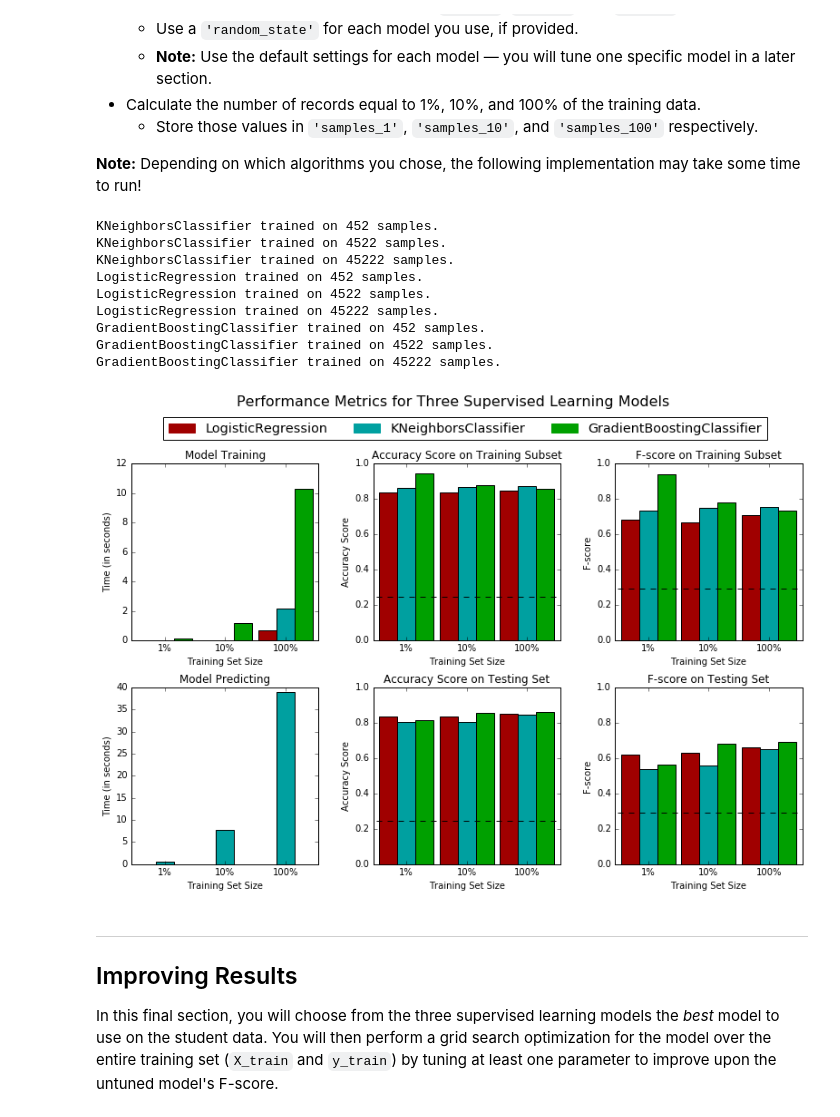
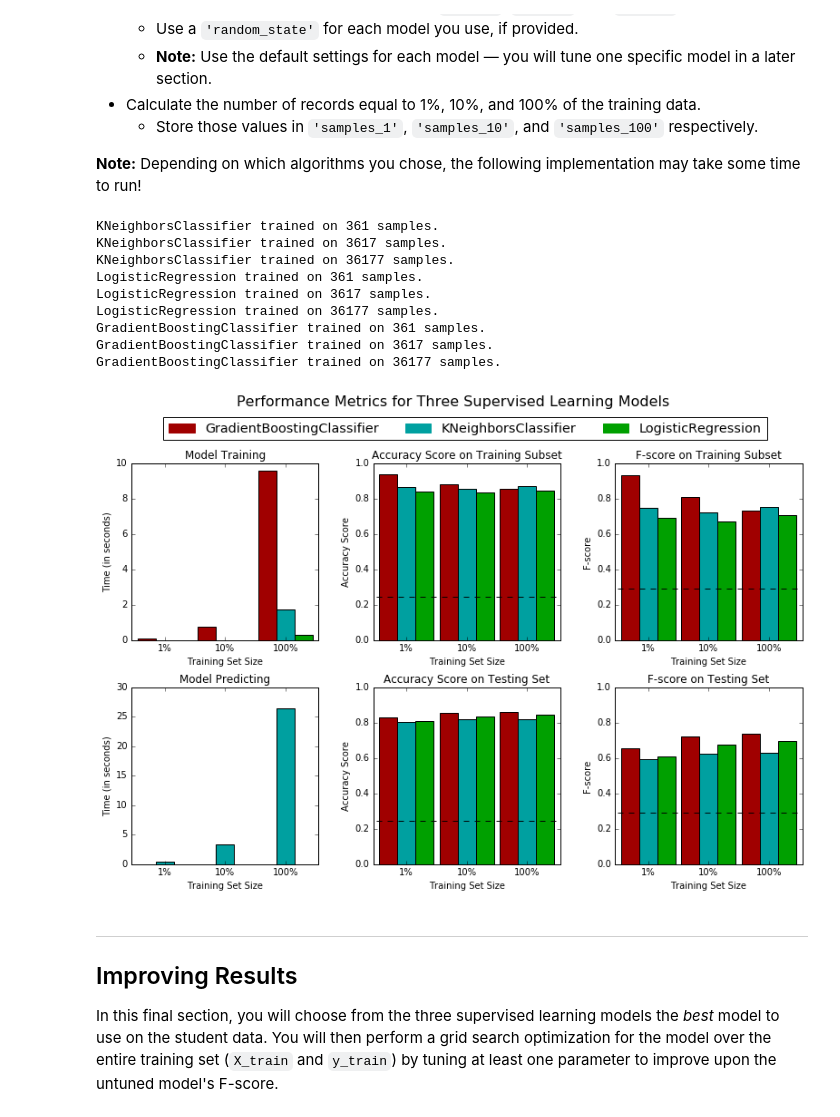
Before and after one commit to wertu234/machine-learning, a Jupyter notebook: projects/finding_donors/finding_donors.ipynb, the cells around one changed output. Drawn from its saved outputs; the diff is of its cells as text; code cells hidden in the pictures.

```diff
--- a/projects/finding_donors/finding_donors.ipynb
+++ b/projects/finding_donors/finding_donors.ipynb
@@ -157,7 +157,7 @@ Additionally, as with the non-numeric features, we need to convert the non-numer
 features = pd.get_dummies(features_raw)
 
 # TODO: Encode the 'income_raw' data to numerical values
-income = (income_raw == ">50K")
+income = (income_raw == ">50K").astype(int)
 
 # Print the number of features after one-hot encoding
 encoded = list(features.columns)
@@ -343,13 +343,13 @@ def train_predict(learner, sample_size, X_train, y_train, X_test, y_test):
     results['acc_train'] = accuracy_score(y_train.iloc[:300], predictions_train[:300])
 
     # TODO: Compute accuracy on test set
-    results['acc_test'] = accuracy_score(y_test.iloc[:300], predictions_test[:300])
+    results['acc_test'] = accuracy_score(y_test, predictions_test)
 
     # TODO: Compute F-score on the the first 300 training samples
     results['f_train'] = fbeta_score(y_train.iloc[:300], predictions_train[:300], beta = 0.5)
 
     # TODO: Compute F-score on the test set
-    results['f_test'] = fbeta_score(y_test.iloc[:300], predictions_test[:300], beta = 0.5)
+    results['f_test'] = fbeta_score(y_test, predictions_test, beta = 0.5)
 
     # Success
     print("{} trained on {} samples.".format(learner.__class__.__name__, sample_size))
@@ -370,44 +370,44 @@ In the code cell, you will need to implement the following:
 # %%
 # TODO: Import the three supervised learning models from sklearn
 
 
 # TODO: Initialize the three models
 from sklearn.neighbors import KNeighborsClassifier
 from sklearn.linear_model import LogisticRegression
 from sklearn.ensemble import GradientBoostingClassifier
 # TODO: Initialize the three models
 clf_A = KNeighborsClassifier()
 clf_B = LogisticRegression(random_state = 123)
 clf_C = GradientBoostingClassifier(random_state = 123)
 
 
 # TODO: Calculate the number of samples for 1%, 10%, and 100% of the training data
-samples_1 = int(0.01 * n_records)
-samples_10 = int(0.1 * n_records)
-samples_100 = n_records
+samples_1 = int(0.01 * y_train.shape[0])
+samples_10 = int(0.1 * y_train.shape[0])
+samples_100 = y_train.shape[0]
 
 # Collect results on the learners
 results = {}
 for clf in [clf_A, clf_B, clf_C]:
     clf_name = clf.__class__.__name__
     results[clf_name] = {}
     for i, samples in enumerate([samples_1, samples_10, samples_100]):
         results[clf_name][i] = \
         train_predict(clf, samples, X_train, y_train, X_test, y_test)
 
 # Run metrics visualization for the three supervised learning models chosen
 vs.evaluate(results, accuracy, fscore)
 # %% [output]
-KNeighborsClassifier trained on 452 samples.
-KNeighborsClassifier trained on 4522 samples.
-KNeighborsClassifier trained on 45222 samples.
-LogisticRegression trained on 452 samples.
-LogisticRegression trained on 4522 samples.
-LogisticRegression trained on 45222 samples.
-GradientBoostingClassifier trained on 452 samples.
-GradientBoostingClassifier trained on 4522 samples.
-GradientBoostingClassifier trained on 45222 samples.
+KNeighborsClassifier trained on 361 samples.
+KNeighborsClassifier trained on 3617 samples.
+KNeighborsClassifier trained on 36177 samples.
+LogisticRegression trained on 361 samples.
+LogisticRegression trained on 3617 samples.
+LogisticRegression trained on 36177 samples.
+GradientBoostingClassifier trained on 361 samples.
+GradientBoostingClassifier trained on 3617 samples.
+GradientBoostingClassifier trained on 36177 samples.
-[figure, old version]
+[figure, new version]
 # %% [markdown]
 ----
 ## Improving Results
```
Also changed, not shown: parts of 4 cells of this notebook, 3 other files.
